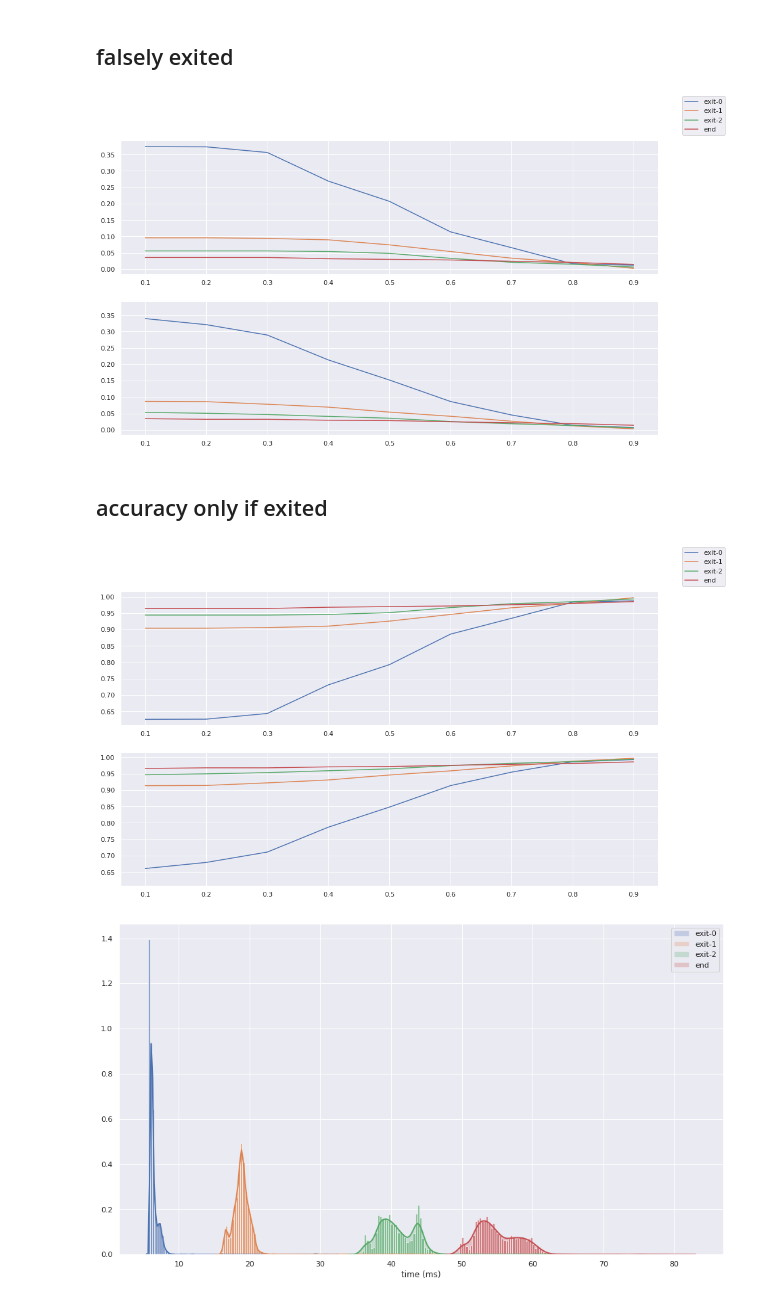
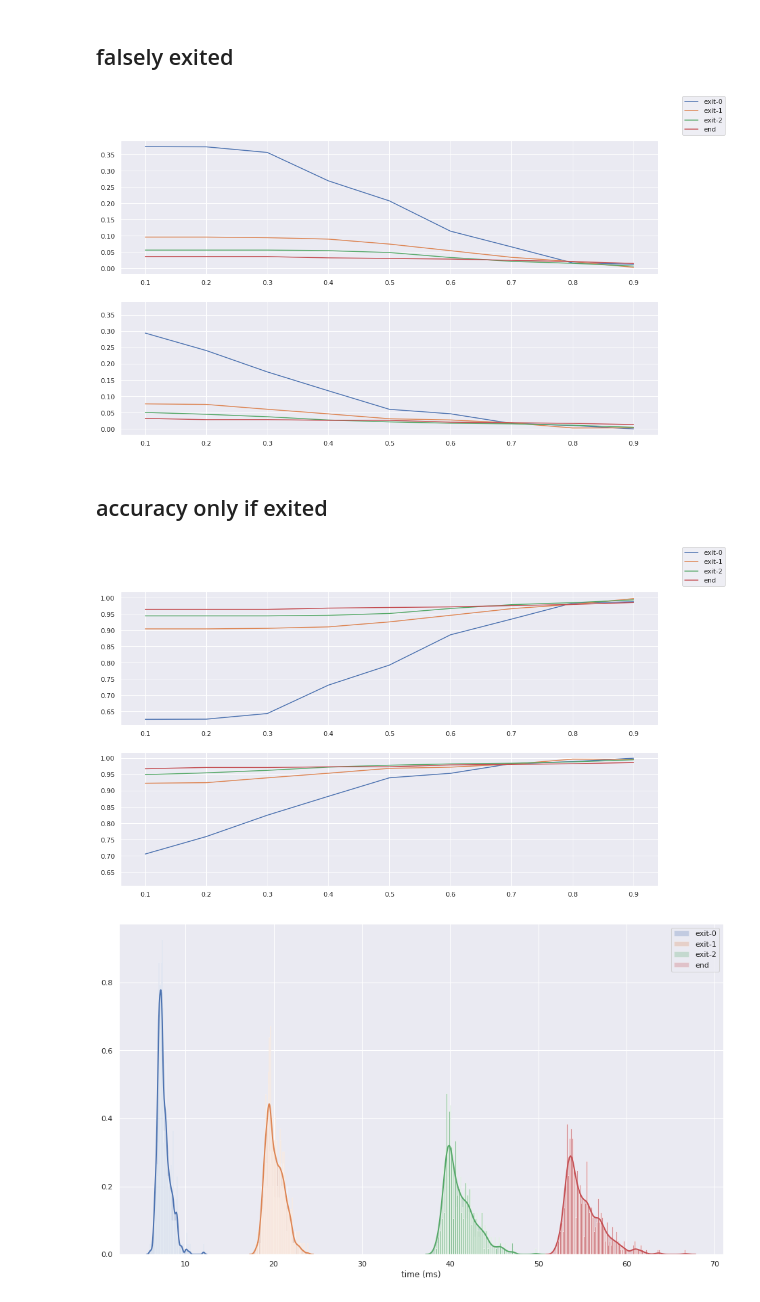
Before and after one commit to AlexKarlsen/thesis-src, a Jupyter notebook: DDNN/logging/threshold_test/Threshold analysis.ipynb, the cells around one changed output. Saved outputs shown, nothing was run; the diff lists cells and outputs as text; code cells hidden in the pictures.

```diff
--- a/DDNN/logging/threshold_test/Threshold analysis.ipynb
+++ b/DDNN/logging/threshold_test/Threshold analysis.ipynb
@@ -4,8 +4,8 @@ import matplotlib.pyplot as plt
 import seaborn as sns; sns.set()
 import numpy as np
 # %%
-df_sm = pd.read_csv('densenet_score_margin.csv', index_col=0)
-df_th = pd.read_csv('densenet_confidence.csv', index_col=0)
+df_sm = pd.read_csv('densenet_rev_score_margin.csv', index_col=0)
+df_th = pd.read_csv('densenet_rev_confidence.csv', index_col=0)
 
 len(df_sm.loc[(df_sm['threshold'] == 0.6) & (df_sm['exit'] == 0) & (df_sm['correct']==0)])/500
 df_sm.head()
@@ -127,7 +127,7 @@ for data in sm_false_if_exited:
 fig.legend(['exit-0', 'exit-1', 'exit-2', 'end'])
 plt.show()
 # %% [output]
-[figure, old version]
+[figure, new version]
 # %% [markdown]
 ## accuracy only if exited
 # %%
@@ -143,15 +143,15 @@ for data in sm_exit_acc_if_exited:
 fig.legend(['exit-0', 'exit-1', 'exit-2', 'end'])
 plt.show()
 # %% [output]
-[figure, old version]
+[figure, new version]
 # %%
 kwargs = dict(hist_kws={'alpha':.6}, kde_kws={'linewidth':2, 'shade': True}, hist=True, kde=True, bins=100)
 plt.figure(figsize=(16,9))
 for exit in range(0,4):
-    sns.distplot(th_time[exit][0][1:4500], **kwargs)
+    sns.distplot(th_time[exit][0][35:18001], **kwargs)
 plt.legend(['exit-0', 'exit-1', 'exit-2', 'end'])
 plt.xlabel('time (ms)')
 #plt.xticks(list(range(0,36,1)))
 plt.show()
 # %% [output]
-[figure, old version]
+[figure, new version]
```
Also changed, not shown: parts of 4 cells of this notebook.
